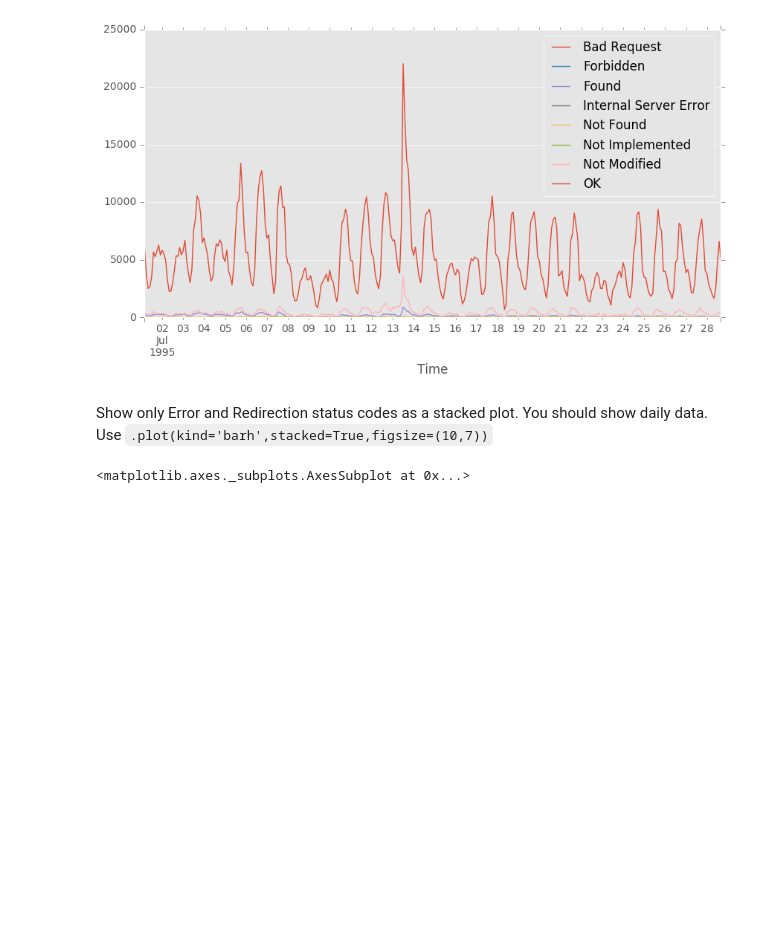
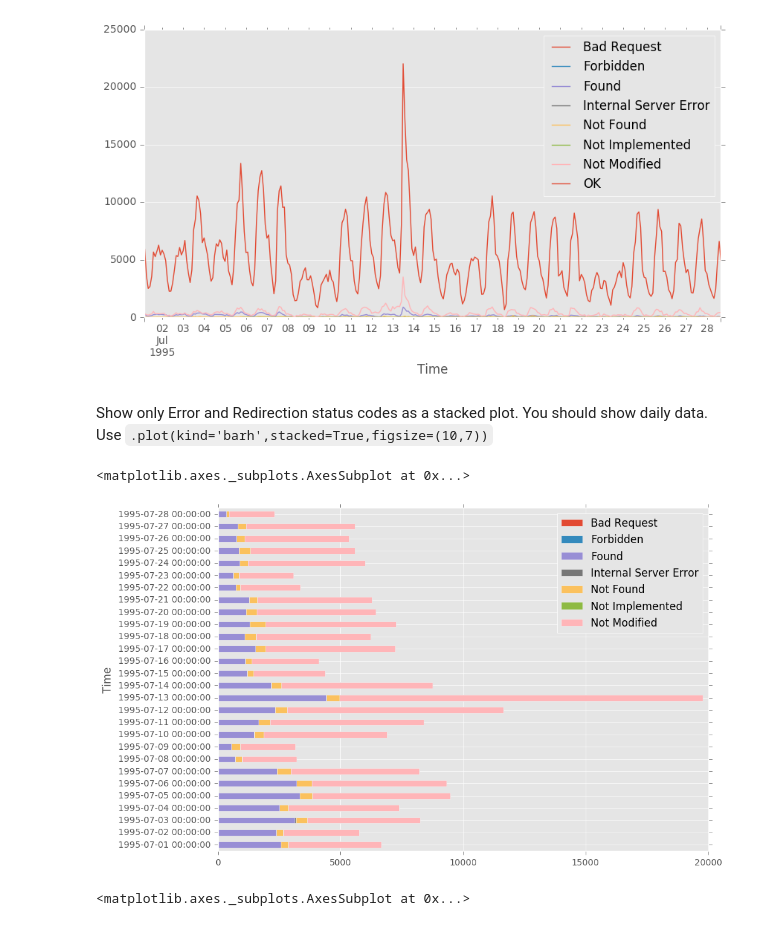
Before and after one commit to tow02/iccs413, a Jupyter notebook: assignments/a1/Assn1 - Web Server Log Analysis.ipynb, the cells around one changed output. Cells and saved outputs as stored; diff of their text form; code cells hidden in the pictures; blank space fills up the shorter version.

```diff
--- a/assignments/a1/Assn1 - Web Server Log Analysis.ipynb
+++ b/assignments/a1/Assn1 - Web Server Log Analysis.ipynb
@@ -440,3 +472,10 @@ Show only Error and Redirection status codes as a stacked plot. You should show
+# %%
+# Fill code here
+selector = df_status.columns.values[df_status.columns.values != 'OK']
+df_status[selector].resample(rule='D').sum().plot(kind='barh', stacked=True, figsize=(10, 7))
+# %% [output]
+<matplotlib.axes._subplots.AxesSubplot at 0x...>
+[figure, added]
 # %%
 # Expected output
 # %% [output]
```
Also changed, not shown: parts of 14 cells of this notebook, 1 other file.
